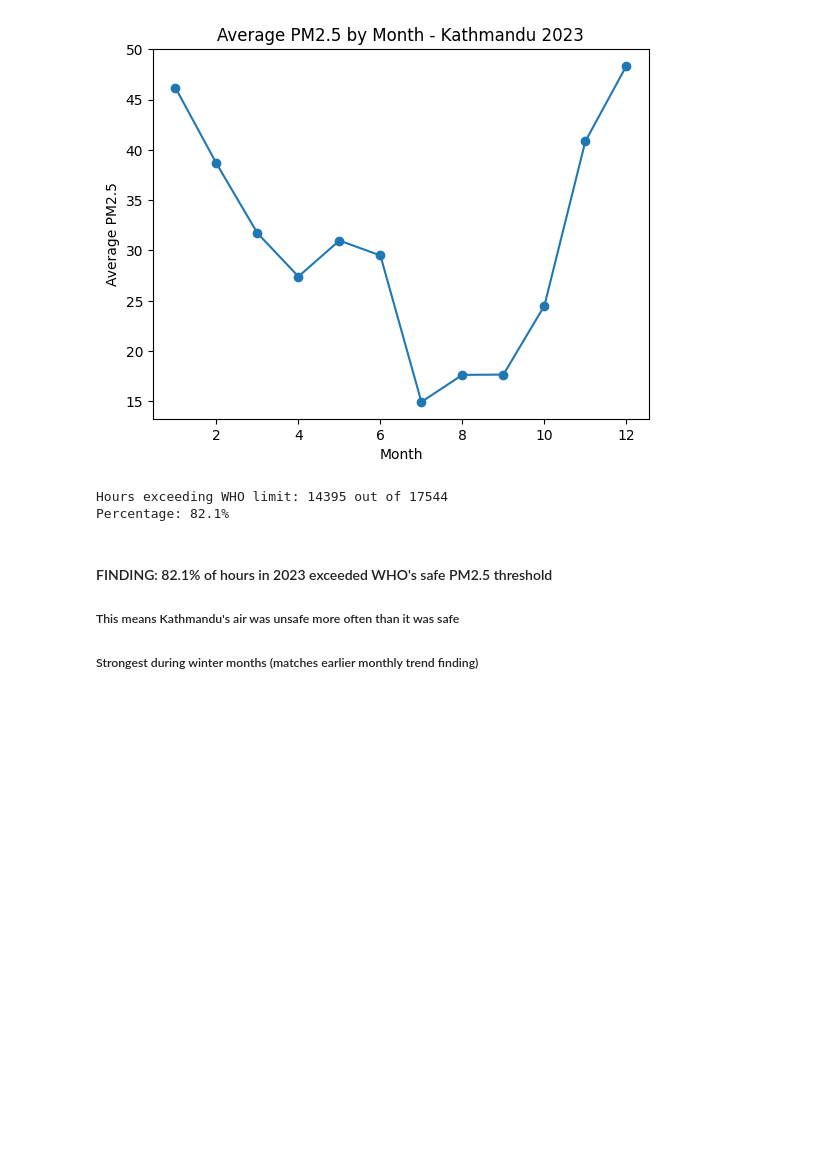
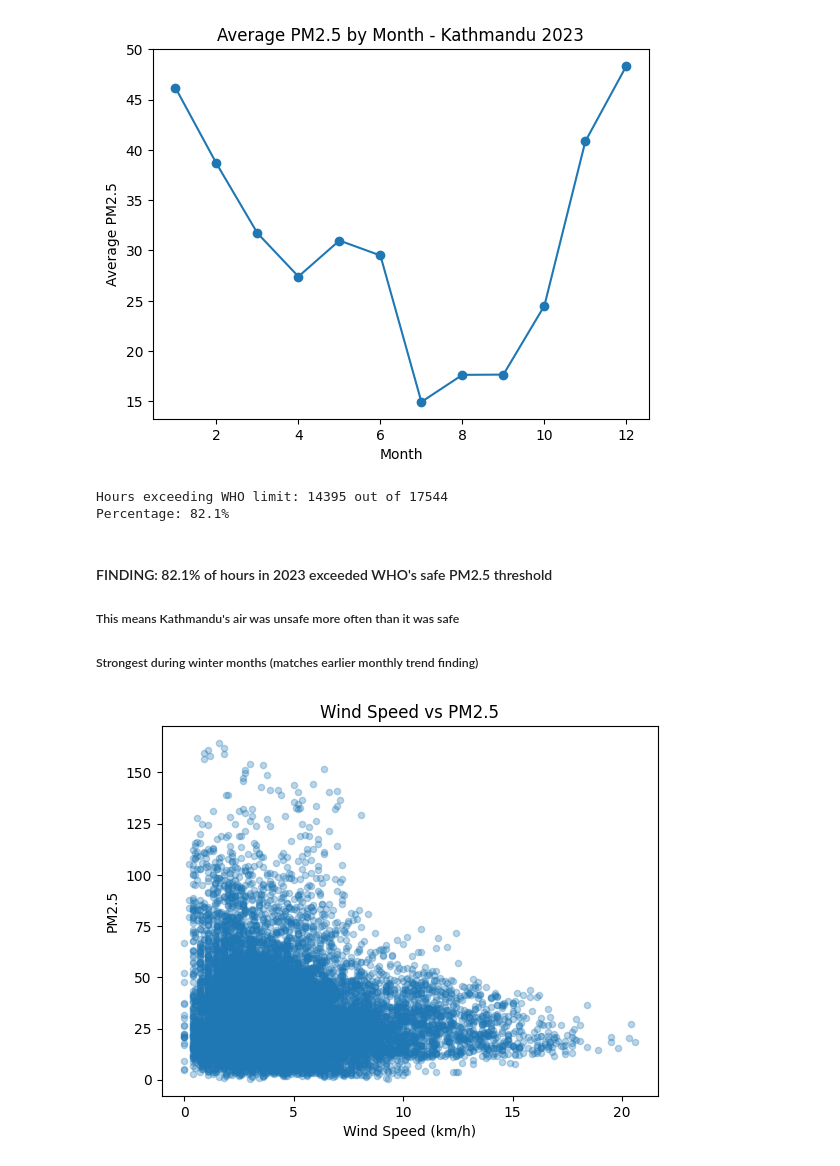
Before and after one commit to prakriti-pokharel/nepal-aqi-eda, a Jupyter notebook: 01_exploration.ipynb, the cells around one changed output. Drawn from its saved outputs; the diff is of its cells as text; code cells hidden in the pictures; blank space fills up the shorter version.

Commit message:
Add wind speed vs PM2.5 scatter plot - confirms dispersion effect

```diff
--- a/01_exploration.ipynb
+++ b/01_exploration.ipynb
@@ -152,3 +154,13 @@ Percentage: 82.1%
 #### FINDING: 82.1% of hours in 2023 exceeded WHO's safe PM2.5 threshold
 ##### This means Kathmandu's air was unsafe more often than it was safe
 ##### Strongest during winter months (matches earlier monthly trend finding)
+# %%
+# Scatter plot: Wind speed vs PM2.5
+# Testing whether wind disperses pollution
+df.plot(kind='scatter', x='wind_speed_10m', y='pm2_5', alpha=0.3)
+plt.title('Wind Speed vs PM2.5')
+plt.xlabel('Wind Speed (km/h)')
+plt.ylabel('PM2.5')
+plt.show()
+# %% [output]
+[figure, added]
```
Also changed, not shown: parts of 5 cells of this notebook.
